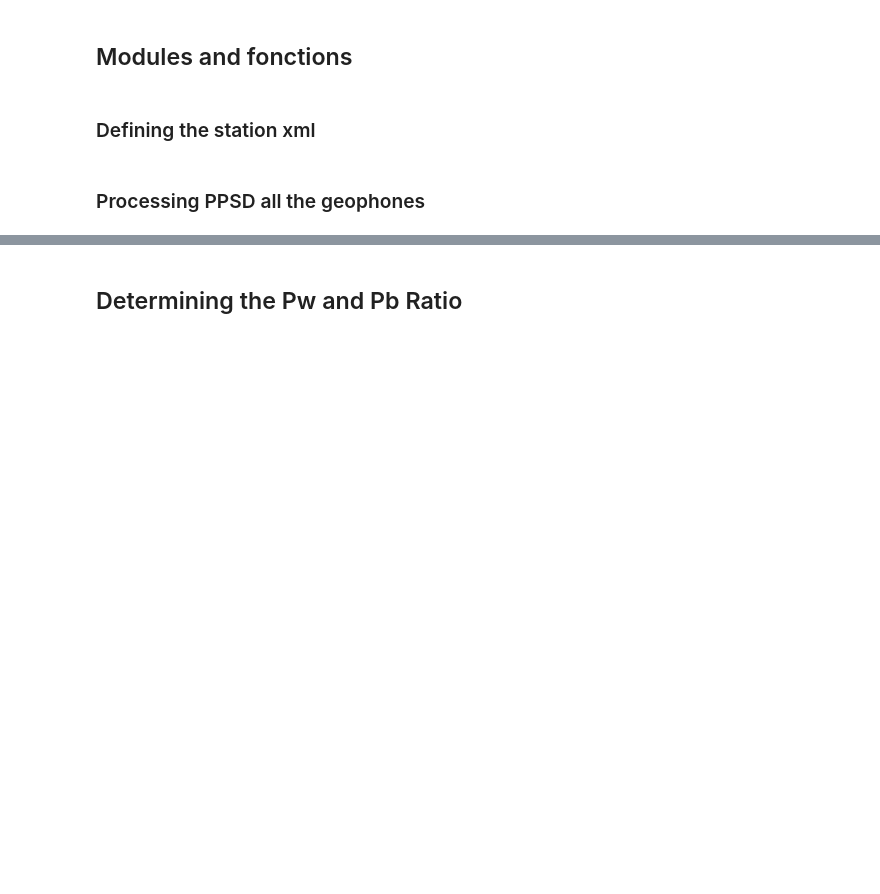
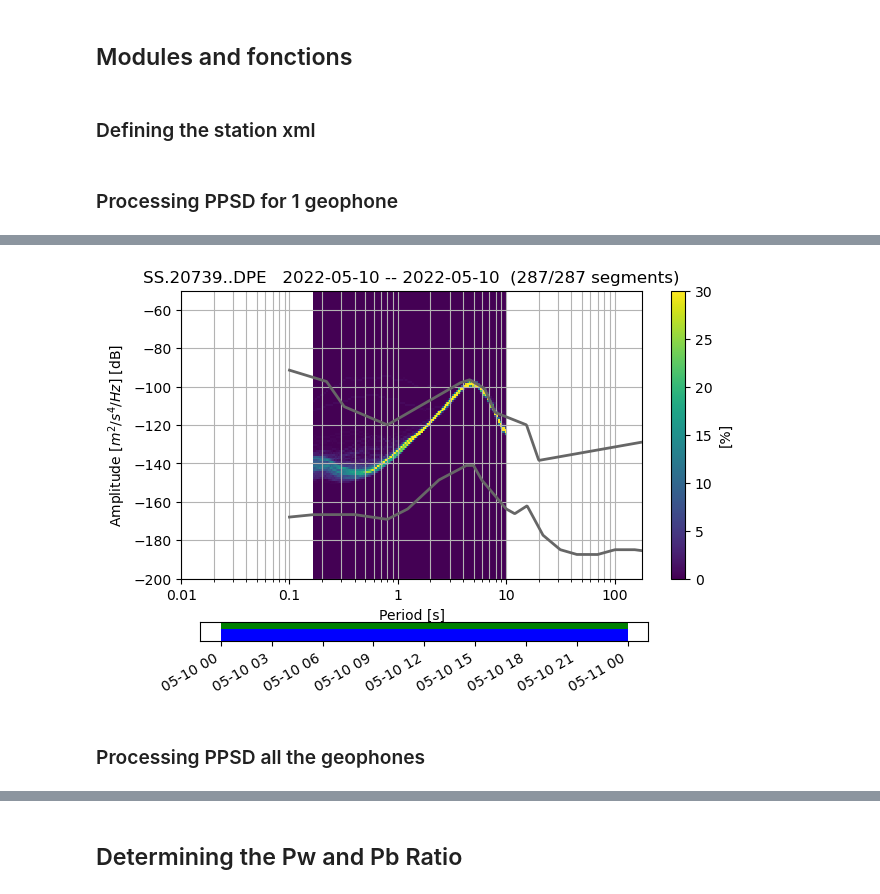
Before and after one commit to jgovoort/sismo-memo, a Jupyter notebook: hydro-glacier.ipynb, the cells around one changed output, grey strips where cells are left out. Saved outputs shown, nothing was run; the diff lists cells and outputs as text; code cells hidden in the pictures; blank space fills up the shorter version.

```diff
--- a/hydro-glacier.ipynb
+++ b/hydro-glacier.ipynb
@@ -275,7 +247,5 @@ paz_counts = {'gain': 3355.4428,
        'poles': [(-22.2111-22.2178j),(-22.2111+22.2178j)],
        'sensitivity': 4910675.0731663825,
        'zeros': [0j, 0j]}
-# %% [markdown]
-### Processing PPSD all the geophones
 # %%
 rot = "D:\\Nodes_ablation_zone\All_comp_DP_\\"
@@ -282 +253,13 @@ rot = "D:\\Nodes_ablation_zone\All_comp_DP_\\"
 fileroot= os.listdir(rot)
+# %% [markdown]
+### Processing PPSD for 1 geophone
+# %%
+station = '453020739'
+ff = obspy.read(rot+'453020739.5.2022.05.10.00.00.00.000.E.miniseed')
+print(ff)
+tr = ff.select(id="SS.20739..DPE")[0]
+ppsd = PPSD(tr.stats, paz_counts,ppsd_length=10*60,period_limits=[1/6,10], smoothing_width_octaves=0.125, period_step_octaves=0.0125)
+sst = obspy.read(rot+'453020739.5.2022.05.10.00.00.00.000.E.miniseed')
+ppsd.add(sst)
+ppsd.plot()
+# %% [output]
@@ -283 +268,4 @@ fileroot= os.listdir(rot)
+[figure, added]
+# %% [markdown]
+### Processing PPSD all the geophones
 # %%
```
Also changed, not shown: parts of 60 cells of this notebook, 25 other files.
